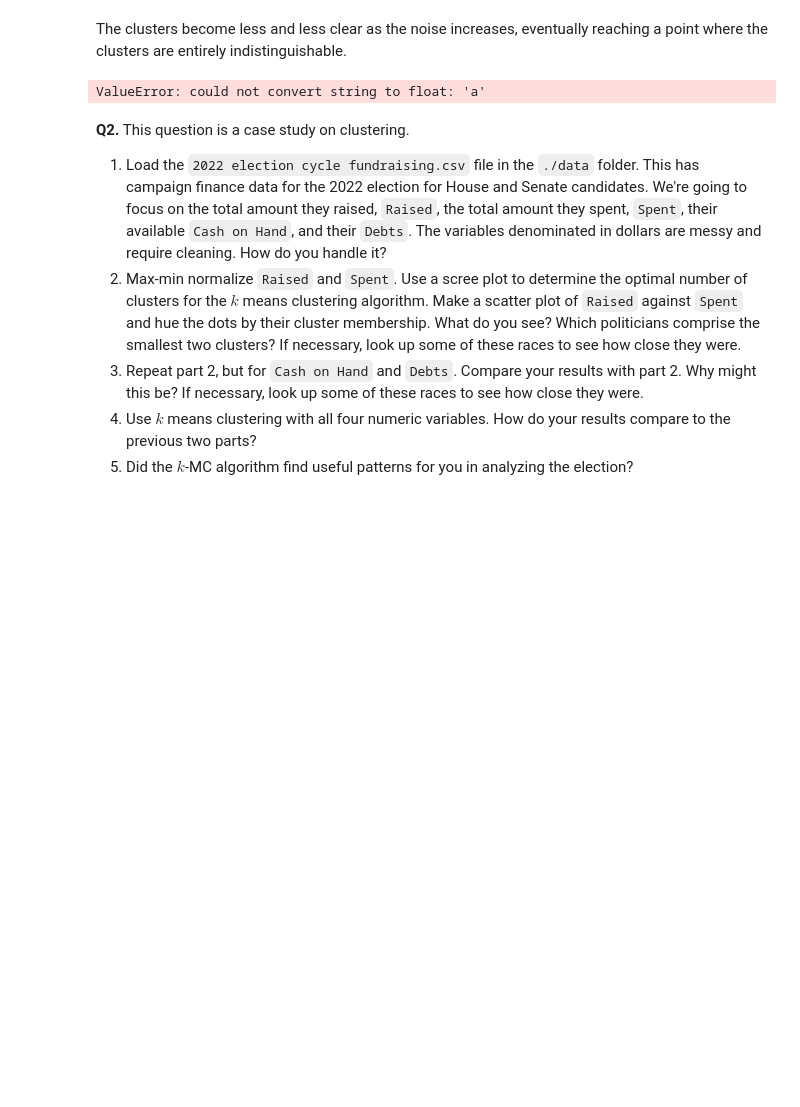
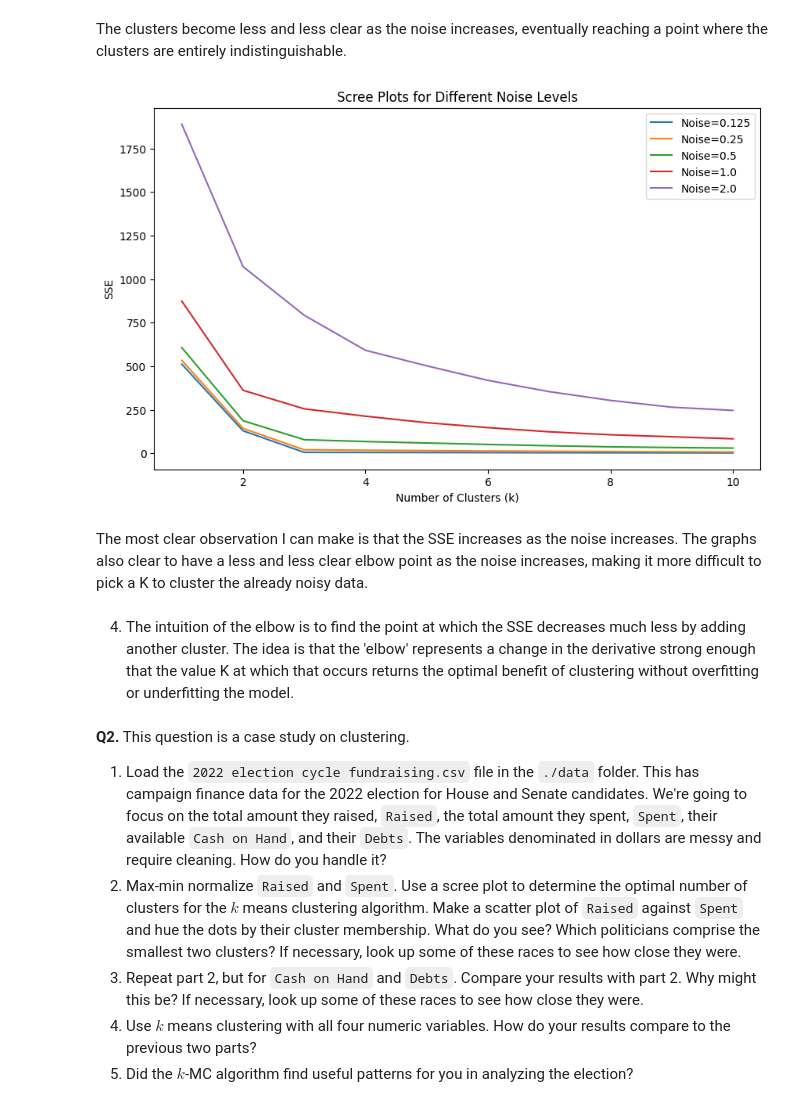
Before and after one commit to teaganabritten/clusteringfork, a Jupyter notebook: assignment/assignment_clustering.ipynb, the cells around one changed output. Saved outputs shown, nothing was run; the diff lists cells and outputs as text; code cells hidden in the pictures; blank space fills up the shorter version.

Commit message:
finished graphing/KMeans for Q 2

```diff
--- a/assignment/assignment_clustering.ipynb
+++ b/assignment/assignment_clustering.ipynb
@@ -83,19 +83,34 @@ The clusters become less and less clear as the noise increases, eventually reach
 # %%
 # 3
 
 from sklearn.cluster import KMeans
 
 k_bar = 10
-SSE = [] # We'll store the training error here
-for k in range(k_bar): # For indices from 0 to k_bar-1
-    model = KMeans(n_clusters=k+1, max_iter=300, n_init = 10, random_state=0) # Create a model for k
-    for df in dfs:
-        model = model.fit(df) # Fit the model
-        SSE.append(model.inertia_) # Record the sum of squared error for k in the SSE vector
+scree_data = []  # To store SSE for all datasets
+noise = [0.125, 0.25, 0.5, 1.0, 2.0]
 
-scree_plot = sns.lineplot(x=np.arange(1,k_bar+1), y=SSE).set_title('Scree Plot') # Create scree plot
+for i, (df, noise) in enumerate(zip(dfs, noise)):
+    SSE = []
+    for k in range(1, k_bar + 1):
+        model = KMeans(n_clusters=k, max_iter=300, n_init=10, random_state=0)
+        model.fit(df[['x1', 'x2']])
+        SSE.append(model.inertia_)
+    scree_data.append((noise, SSE))
+
+plt.figure(figsize=(10, 6))
+for noise, SSE in scree_data:
+    plt.plot(range(1, k_bar + 1), SSE, label=f'Noise={noise}')
+plt.title('Scree Plots for Different Noise Levels')
+plt.xlabel('Number of Clusters (k)')
+plt.ylabel('SSE')
+plt.legend()
+plt.show()
 # %% [output]
-ValueError: could not convert string to float: 'a'
+[figure, added]
+# %% [markdown]
+The most clear observation I can make is that the SSE increases as the noise increases. The graphs also clear to have a less and less clear elbow point as the noise increases, making it more difficult to pick a K to cluster the already noisy data.
+# %% [markdown]
+4. The intuition of the elbow is to find the point at which the SSE decreases much less by adding another cluster. The idea is that the 'elbow' represents a change in the derivative strong enough that the value K at which that occurs returns the optimal benefit of clustering without overfitting or underfitting the model.
 # %% [markdown]
 **Q2.** This question is a case study on clustering.
 
```
Also changed, not shown: parts of 8 cells of this notebook.
